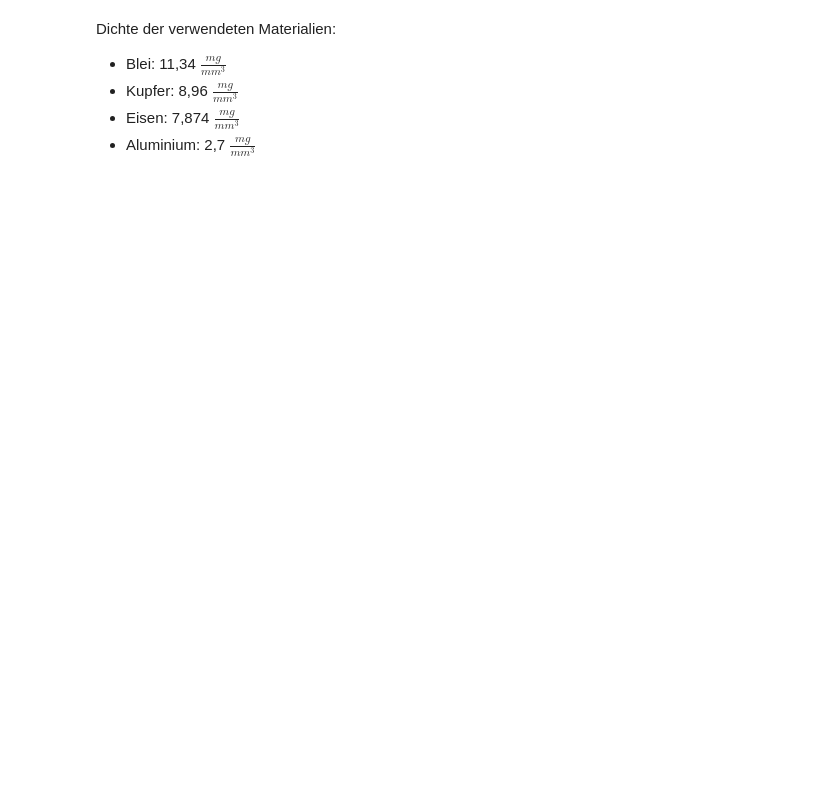
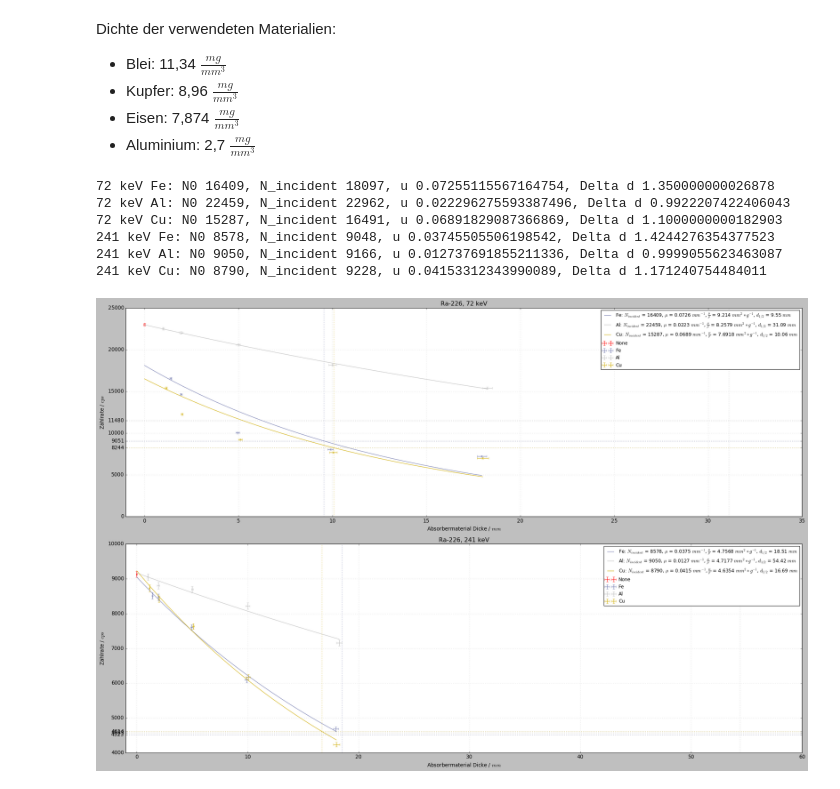
Before and after one commit to HateFindingNames/RadiationProtection_DetectorTechnology, a Jupyter notebook: V10/V10.ipynb, the cells around one changed output. Cells and saved outputs as stored; diff of their text form; code cells hidden in the pictures; blank space fills up the shorter version.

Commit message:
some switches/arguments added to plottyfunct()

```diff
--- a/V10/V10.ipynb
+++ b/V10/V10.ipynb
@@ -145,7 +145,7 @@ del sample1, sample2, sample3
 # %% [markdown]
 Wir definieren die Modellfunktion nach $N(d) = N_0 \cdot e^{-\mu \cdot d}$ (wie oben beschrieben) zur Berechnung der Absorptionskoeffizienten $\mu$.
 # %%
-def funcy_absorb(d, Nzero, u, deltad):
+def attenuation(d, Nzero, u, deltad):
     return Nzero * np.exp(-u * (d - deltad))
 # %% [markdown]
 Kleiner Test ob denn auch alles funktioniert wie gedacht:
@@ -161,7 +161,7 @@ def get_vals(data, erange):
 		[data[erange].iloc[0] - data.iloc[0,5], 0, data["d"].iloc[0] - data["dErr"].iloc[0]],
 		[data[erange].iloc[0] + data.iloc[0,5], 2, data["d"].iloc[0] + data["dErr"].iloc[0]]
 	)
-	return curve_fit(funcy_absorb, data["d"], data[erange], p0=initial_guesses, bounds=bounds)
+	return curve_fit(attenuation, data["d"], data[erange], p0=initial_guesses, bounds=bounds)
 # %% [markdown]
 Hier wird abschließend eine Funktion definiert, die nacheinander die übergebenen Messdaten extrahiert und getrennt nach Energiefenstern in einem Plot aufträgt. Zu bemerken ist hier im Grunde nur die Funktion ``getattr()``, die als Argumente einerseits das Objekt nimmt, um das es geht und andererseits das Attribut (des Objektes) von Interesse (siehe ``PlottyStuff()``). Output sind dann die im Attribut enthaltenen Werte.
 
@@ -296,0 +280,11 @@ densitys = {"Pb": 0.01134, "Cu": 0.00896, "Fe": 0.007874, "Al": 0.0027}
+# %%
+stuff2plot = "None", "Fe", "Al", "Cu"
+plottyfunct(ra226_1, "Ra-226", *stuff2plot, dark=False, verbose=True)
+# %% [output]
+72 keV Fe: N0 16409, N_incident 18097, u 0.07255115567164754, Delta d 1.350000000026878
+72 keV Al: N0 22459, N_incident 22962, u 0.022296275593387496, Delta d 0.9922207422406043
+72 keV Cu: N0 15287, N_incident 16491, u 0.06891829087366869, Delta d 1.1000000000182903
+241 keV Fe: N0 8578, N_incident 9048, u 0.03745505506198542, Delta d 1.4244276354377523
+241 keV Al: N0 9050, N_incident 9166, u 0.012737691855211336, Delta d 0.9999055623463087
+241 keV Cu: N0 8790, N_incident 9228, u 0.04153312343990089, Delta d 1.171240754484011
+[figure, added]
```
Also changed, not shown: parts of 9 cells of this notebook.
